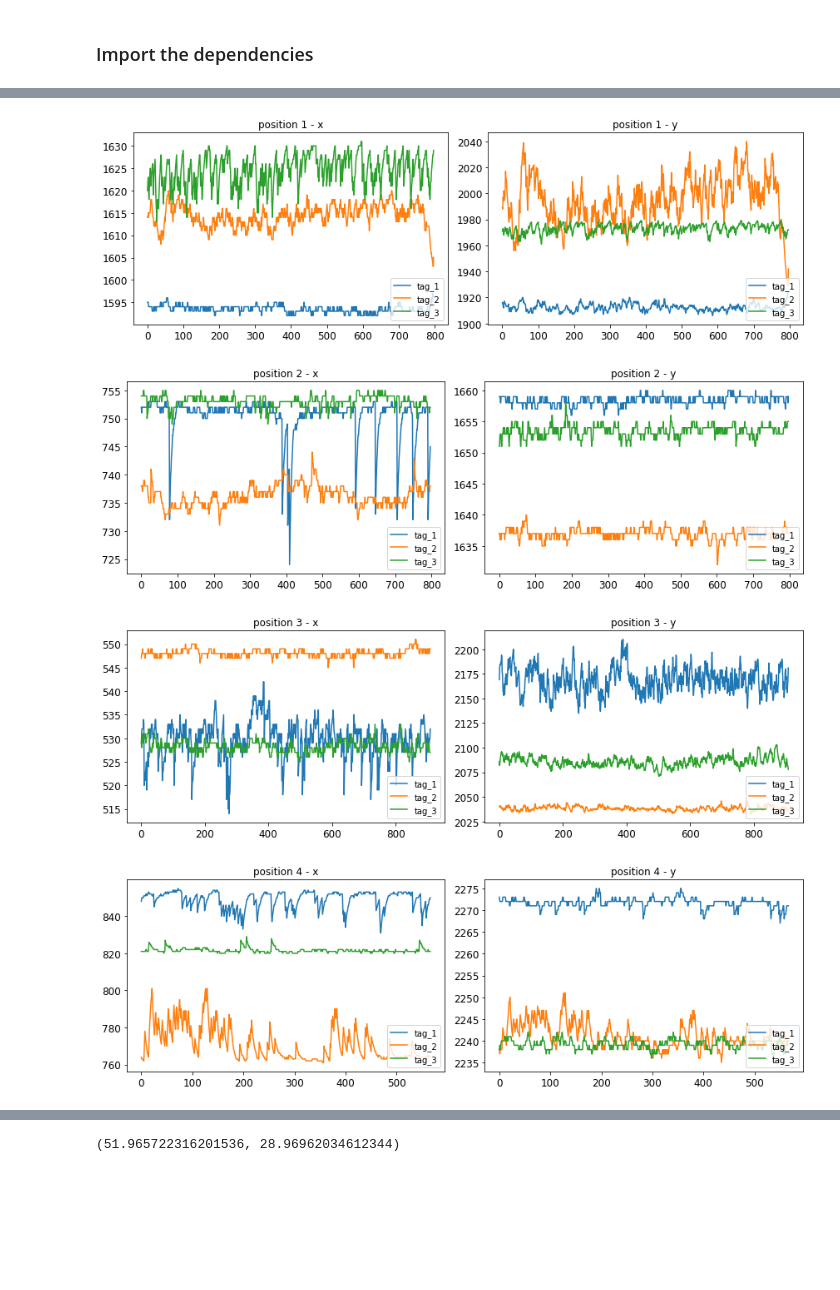
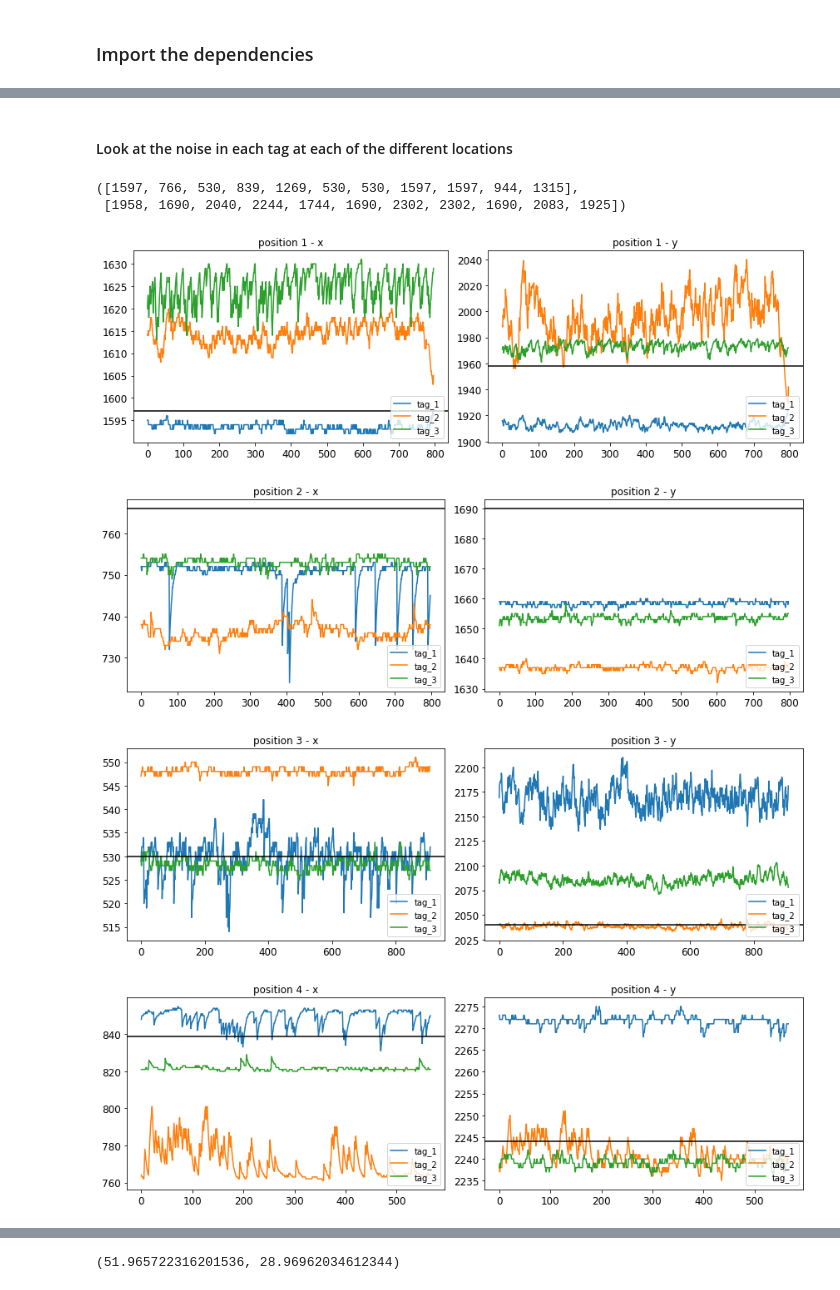
Before and after one commit to shariqak14/indoor_localization, a Jupyter notebook: indoor_localization.ipynb, the cells around one changed output, grey strips where cells are left out. Drawn from its saved outputs; the diff is of its cells as text; code cells hidden in the pictures; blank space fills up the shorter version.

```diff
--- a/indoor_localization.ipynb
+++ b/indoor_localization.ipynb
@@ -54,7 +41,7 @@ The lab_black extension is already loaded. To reload it, use:
 # %%
 data = (
     pd.read_csv("position_log_v2.csv")
-    .query("marker != 8")  # too many null values for tag 1
+    .query("marker != 8")  # too many null values for tag 1 (deal with this later!)
     .query("marker % 2 == 0")
     .drop(["z", "anchors"], axis=1)
     .reset_index(drop=True)
@@ -79,5 +66,6 @@ data.columns = [
     "anchor_5",
 ]
 
+data = data.loc[:, ["position", "tag", "x", "y"]]
 data
 # %% [output]
@@ -99,31 +134,44 @@ data
+# %% [markdown]
+#### Look at the noise in each tag at each of the different locations
+# %%
+x_pos, y_pos
+# %% [output]
+([1597, 766, 530, 839, 1269, 530, 530, 1597, 1597, 944, 1315],
+ [1958, 1690, 2040, 2244, 1744, 1690, 2302, 2302, 1690, 2083, 1925])
 # %%
 for i in data["position"].unique():
     tag_1_x = data.query(f"position == {i} & tag == 1").x.reset_index(drop=True)
     tag_2_x = data.query(f"position == {i} & tag == 2").x.reset_index(drop=True)
     tag_3_x = data.query(f"position == {i} & tag == 3").x.reset_index(drop=True)
 
     tag_1_y = data.query(f"position == {i} & tag == 1").y.reset_index(drop=True)
     tag_2_y = data.query(f"position == {i} & tag == 2").y.reset_index(drop=True)
     tag_3_y = data.query(f"position == {i} & tag == 3").y.reset_index(drop=True)
 
     fig, axes = plt.subplots(nrows=1, ncols=2, figsize=(12, 4))
 
-    axes[0].plot(tag_1_x, label="tag_1")
-    axes[0].plot(tag_2_x, label="tag_2")
-    axes[0].plot(tag_3_x, label="tag_3")
+    axes[0].plot(tag_1_x, label="tag_1", color="C0")
+    axes[0].plot(tag_2_x, label="tag_2", color="C1")
+    axes[0].plot(tag_3_x, label="tag_3", color="C2")
     axes[0].legend(loc="lower right")
     axes[0].title.set_text(f"position {i} - x")
 
-    axes[1].plot(tag_1_y, label="tag_1")
-    axes[1].plot(tag_2_y, label="tag_2")
-    axes[1].plot(tag_3_y, label="tag_3")
+    axes[0].axhline(y=x_pos[i - 1], color="black", linestyle="solid")
+
+    axes[1].plot(tag_1_y, label="tag_1", color="C0")
+    axes[1].plot(tag_2_y, label="tag_2", color="C1")
+    axes[1].plot(tag_3_y, label="tag_3", color="C2")
     axes[1].legend(loc="lower right")
     axes[1].title.set_text(f"position {i} - y")
 
+    axes[1].axhline(y=y_pos[i - 1], color="black", linestyle="solid")
+
     fig.tight_layout()
     fig.show()
+
+#     break
 # %% [output]
-[figure, old version]
+[figure, new version]
-[figure, old version]
+[figure, new version]
-[figure, old version]
+[figure, new version]
-[figure, old version]
+[figure, new version]
```
Also changed, not shown: parts of 115 cells of this notebook, 32 other files.
